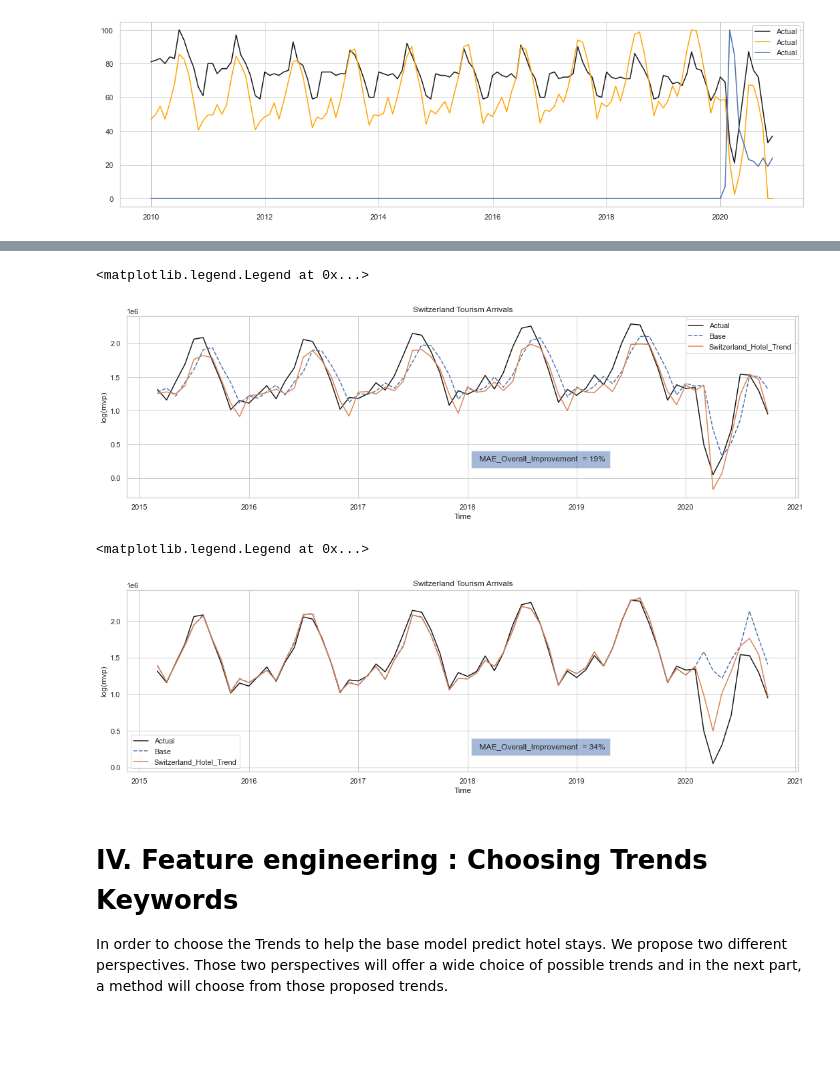
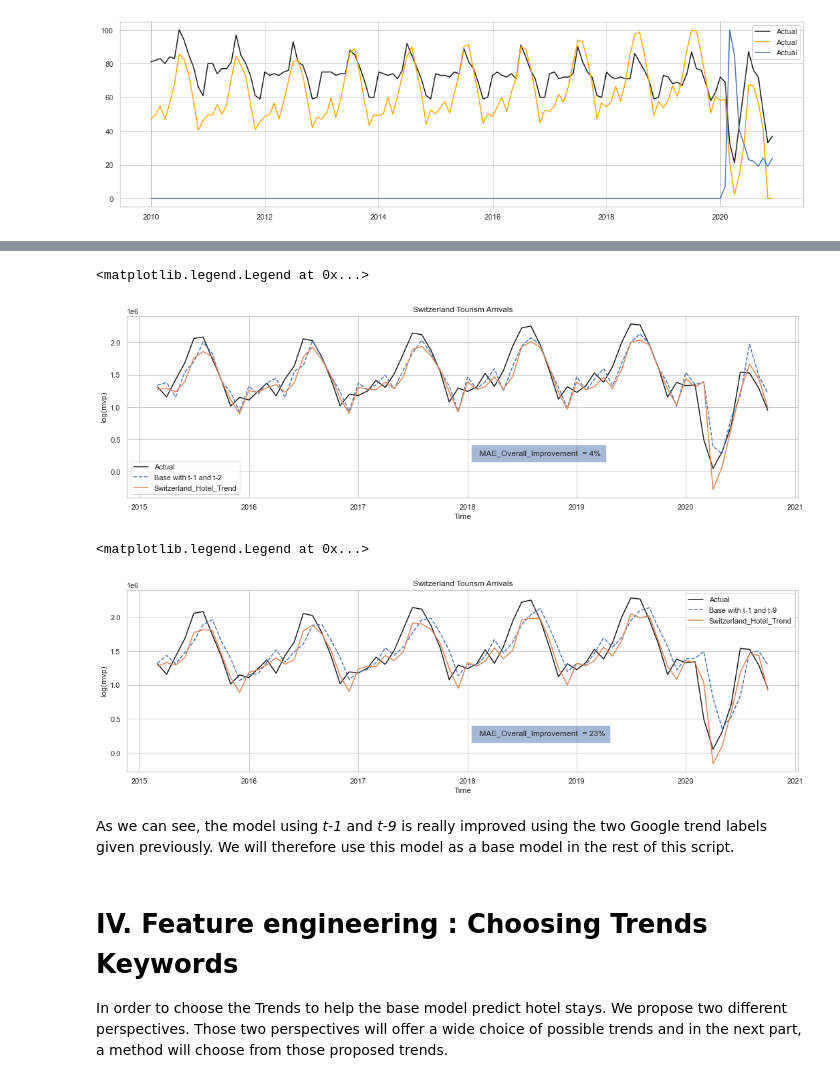
Before and after one commit to naayem/SwissHotelArrivalsPredictor, a Jupyter notebook: Project.ipynb, the cells around one changed output, grey strips where cells are left out. Cells and saved outputs as stored; diff of their text form; code cells hidden in the pictures; blank space fills up the shorter version.

```diff
--- a/Project.ipynb
+++ b/Project.ipynb
@@ -364,7 +374,7 @@ def Auto_Regressive_Model(True_Labels, end_date_testing, dataset, lags, trends,
     if (with_trends):
         lags.extend(trends)
 
-    for train_last in True_Arrivals.index:
+    for train_last in True_Labels.index:
         train = dataset[ :train_last -timedelta(days=1)]
         test = dataset[train_last : end_date_testing]
 
@@ -397,6 +414,9 @@ def Auto_Regressive_Model(True_Labels, end_date_testing, dataset, lags, trends,
 # %%
-lags_1 = ['t-1','t-2', 't-6']
-lags_2 = ['t-1']
-lags_3 = ['t-1', 't-2', 't-6', 't-9', 't-12']
+lags_1 = ['t-1']
+lags_2 = ['t-12']
+lags_3 = ['t-1', 't-2']
+lags_4 = ['t-1', 't-6']
+lags_5 = ['t-1', 't-9']
+lags_6 = ['t-1', 't-12']
 
 trends = [ "Switzerland_Hotels_Trend", "Covid_19_France"]
@@ -432,0 +530,19 @@ MAE :118597.11646145092
+# %%
+Baseline_Arrivals_Predictions_1, Baseline_MAE_1= Auto_Regressive_Model(True_Arrivals, end_date_testing, Arrivals,\
+                                                                    lags_1.copy(),\
+                                                                    trends.copy(), with_trends = False)
+Baseline_Arrivals_Predictions_2, Baseline_MAE_2 = Auto_Regressive_Model(True_Arrivals, end_date_testing, Arrivals,\
+                                                                    lags_2.copy(),\
+                                                                    trends.copy(), with_trends = False)
+Baseline_Arrivals_Predictions_3, Baseline_MAE_3 = Auto_Regressive_Model(True_Arrivals, end_date_testing, Arrivals,\
+                                                    lags_3.copy(),\
+                                                    trends.copy(), with_trends = False)
+Baseline_Arrivals_Predictions_4, Baseline_MAE_4= Auto_Regressive_Model(True_Arrivals, end_date_testing, Arrivals,\
+                                                                    lags_4.copy(),\
+                                                                    trends.copy(), with_trends = False)
+Baseline_Arrivals_Predictions_5, Baseline_MAE_5= Auto_Regressive_Model(True_Arrivals, end_date_testing, Arrivals,\
+                                                                    lags_5.copy(),\
+                                                                    trends.copy(), with_trends = False)
+Baseline_Arrivals_Predictions_6, Baseline_MAE_6= Auto_Regressive_Model(True_Arrivals, end_date_testing, Arrivals,\
+                                                                    lags_6.copy(),\
+                                                                    trends.copy(), with_trends = False)
@@ -468,0 +641,4 @@ MAE :77941.54573848702
+# %%
+Trends_Arrivals_Predictions_5, Trend_MAE_5 = Auto_Regressive_Model(True_Arrivals, end_date_testing, Arrivals,\
+                                                                    lags_5.copy(),\
+                                                                    trends.copy(), with_trends = True)
@@ -487,13 +669,12 @@ plt.legend()
 # %%
-# I plot the result of the increasing size rolling window: It is the exact same graph obtained in the paper
 fig,axes = plt.subplots(figsize=(18,5))
 
 axes.plot(Arrivals['Total Arrivals'][start_date_testing:end_date_testing], label = 'Actual',color = 'k')
-axes.plot(Baseline_Arrivals_Predictions_2, linestyle='dashed', label='Base')
-axes.plot(Trends_Arrivals_Predictions_2, label='Switzerland_Hotel_Trend')
+axes.plot(Baseline_Arrivals_Predictions_3, linestyle='dashed', label='Base with t-1 and t-2')
+axes.plot(Trends_Arrivals_Predictions_3, label='Switzerland_Hotel_Trend')
 
 
-plt.text('2018-02-01', 0.25*1e6, ' MAE_Overall_Improvement  = {}%'.format(int(100 * np.abs(Trend_MAE_2-Baseline_MAE_2)/Baseline_MAE_2)), bbox={ 'alpha':0.5, 'pad':8})
+plt.text('2018-02-01', 0.25*1e6, ' MAE_Overall_Improvement  = {}%'.format(int(100 * np.abs(Trend_MAE_3-Baseline_MAE_3)/Baseline_MAE_3)), bbox={ 'alpha':0.5, 'pad':8})
 
 plt.xlabel('Time')
 plt.ylabel('log(mvp)')
@@ -501,22 +682,21 @@ plt.title('Switzerland Tourism Arrivals')
 plt.legend()
 # %% [output]
 <matplotlib.legend.Legend at 0x...>
-[figure, old version]
+[figure, new version]
 # %%
-# I plot the result of the increasing size rolling window: It is the exact same graph obtained in the paper
 fig,axes = plt.subplots(figsize=(18,5))
 
 axes.plot(Arrivals['Total Arrivals'][start_date_testing:end_date_testing], label = 'Actual',color = 'k')
-axes.plot(Baseline_Arrivals_Predictions_3, linestyle='dashed', label='Base')
-axes.plot(Trends_Arrivals_Predictions_3, label='Switzerland_Hotel_Trend')
+axes.plot(Baseline_Arrivals_Predictions_5, linestyle='dashed', label='Base with t-1 and t-9')
+axes.plot(Trends_Arrivals_Predictions_5, label='Switzerland_Hotel_Trend')
 
 
-plt.text('2018-02-01', 0.25*1e6, ' MAE_Overall_Improvement  = {}%'.format(int(100 * np.abs(Trend_MAE_3-Baseline_MAE_3)/Baseline_MAE_3)), bbox={ 'alpha':0.5, 'pad':8})
+plt.text('2018-02-01', 0.25*1e6, ' MAE_Overall_Improvement  = {}%'.format(int(100 * np.abs(Trend_MAE_5-Baseline_MAE_5)/Baseline_MAE_5)), bbox={ 'alpha':0.5, 'pad':8})
 
 plt.xlabel('Time')
 plt.ylabel('log(mvp)')
 plt.title('Switzerland Tourism Arrivals')
 plt.legend()
 # %% [output]
 <matplotlib.legend.Legend at 0x...>
-[figure, old version]
+[figure, new version]
@@ -526,3 +703,5 @@ Baseline_MAE = Baseline_MAE_1
+# %% [markdown]
+As we can see, the model using *t-1* and *t-9* is really improved using the two Google trend labels given previously. We will therefore use this model as a base model in the rest of this script.
 # %% [markdown]
 # IV.  Feature engineering : Choosing Trends Keywords
 
```
Also changed, not shown: parts of 39 cells of this notebook.
